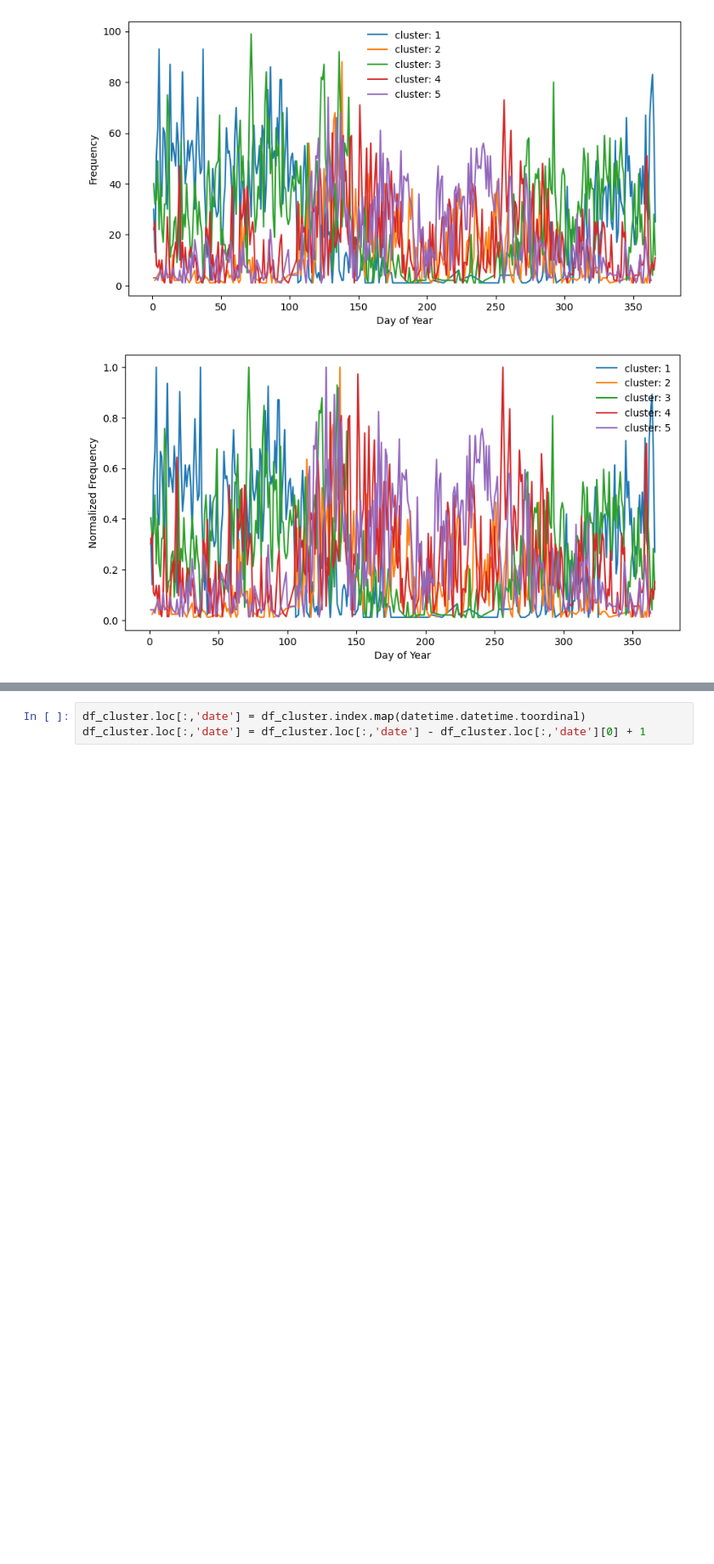
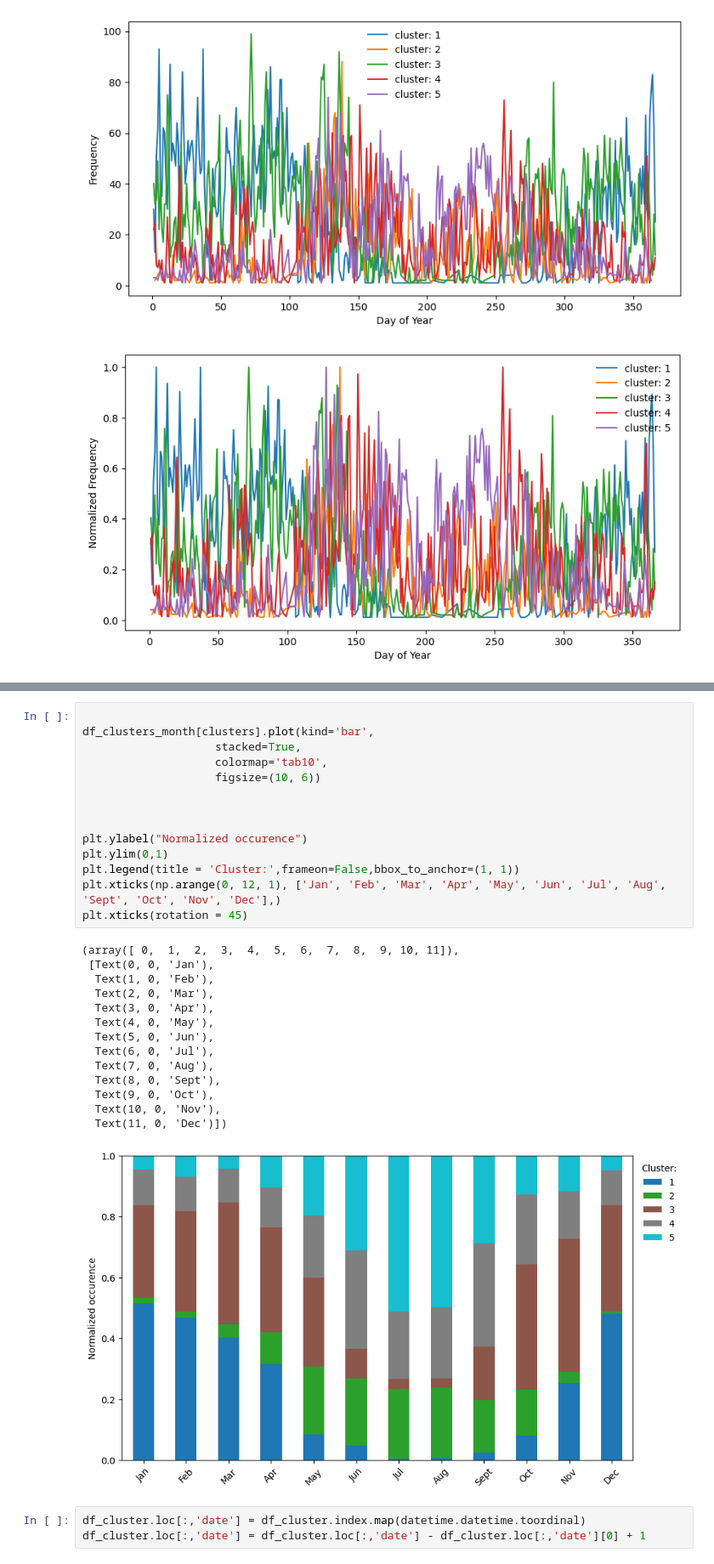
Before and after one commit to eScience-course/Tjaernoe2022-group3, a Jupyter notebook: notebooks/Load and analyze DMPS data.ipynb, the cells around one changed output, grey strips where cells are left out. Shown at 85% size. Cells and saved outputs as stored; diff of their text form; blank space fills up the shorter version.

```diff
--- a/notebooks/Load and analyze DMPS data.ipynb
+++ b/notebooks/Load and analyze DMPS data.ipynb
@@ -1153,3 +1120,32 @@ plt.xticks(np.arange(0, 12, 1), ['J', 'F', 'M', 'A', 'M', 'J', 'J', 'A', 'S', 'O
+# %%
+
+df_clusters_month[clusters].plot(kind='bar',
+                    stacked=True,
+                    colormap='tab10',
+                    figsize=(10, 6))
+
+
+
+plt.ylabel("Normalized occurence")
+plt.ylim(0,1)
+plt.legend(title = 'Cluster:',frameon=False,bbox_to_anchor=(1, 1))
+plt.xticks(np.arange(0, 12, 1), ['Jan', 'Feb', 'Mar', 'Apr', 'May', 'Jun', 'Jul', 'Aug', 'Sept', 'Oct', 'Nov', 'Dec'],)
+plt.xticks(rotation = 45)
+# %% [output]
+(array([ 0,  1,  2,  3,  4,  5,  6,  7,  8,  9, 10, 11]),
+ [Text(0, 0, 'Jan'),
+  Text(1, 0, 'Feb'),
+  Text(2, 0, 'Mar'),
+  Text(3, 0, 'Apr'),
+  Text(4, 0, 'May'),
+  Text(5, 0, 'Jun'),
+  Text(6, 0, 'Jul'),
+  Text(7, 0, 'Aug'),
+  Text(8, 0, 'Sept'),
+  Text(9, 0, 'Oct'),
+  Text(10, 0, 'Nov'),
+  Text(11, 0, 'Dec')])
+[figure, added]
 # %%
 df_cluster.loc[:,'date'] = df_cluster.index.map(datetime.datetime.toordinal)
 df_cluster.loc[:,'date'] = df_cluster.loc[:,'date'] - df_cluster.loc[:,'date'][0] + 1
```
Also changed, not shown: parts of 27 cells of this notebook.
